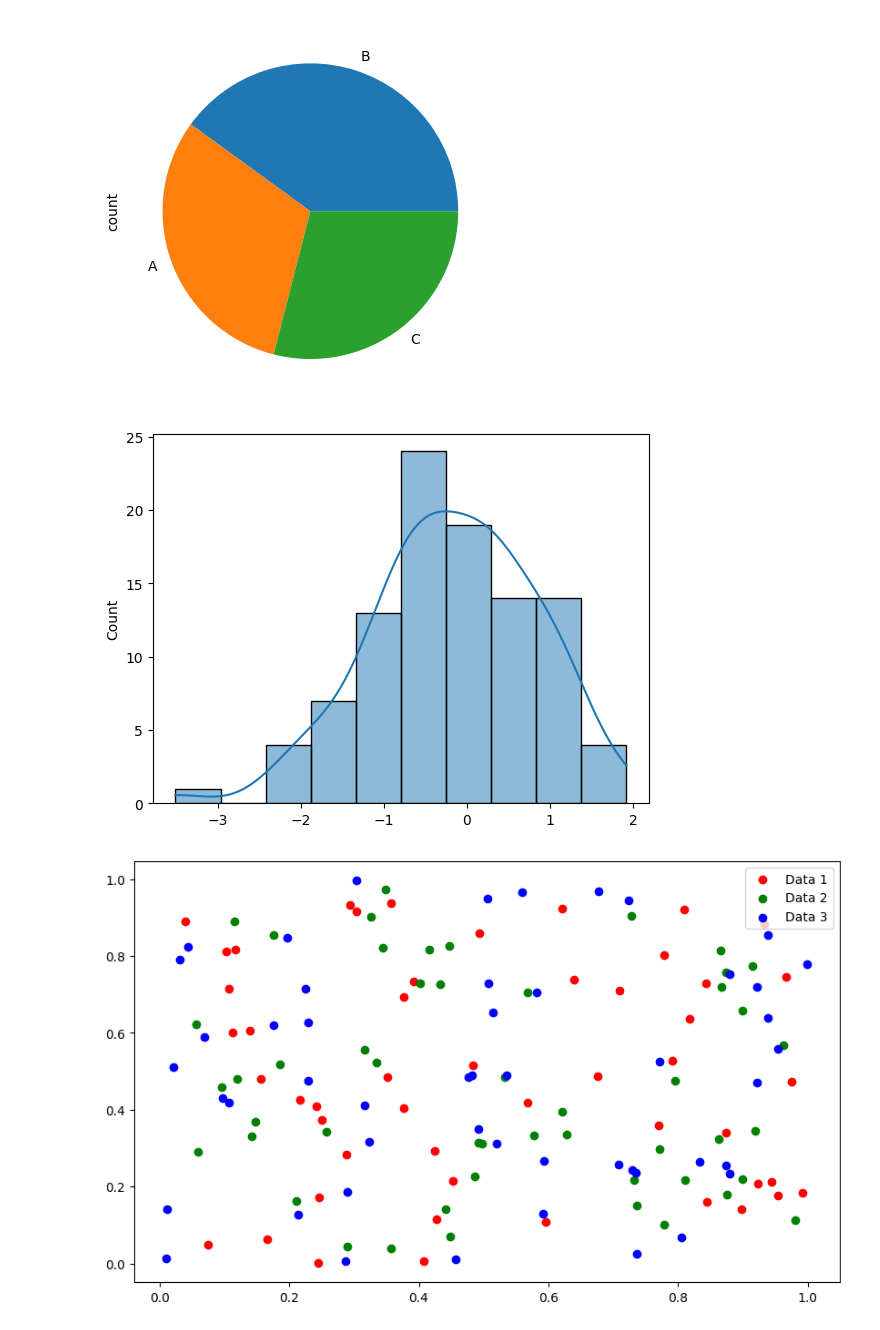
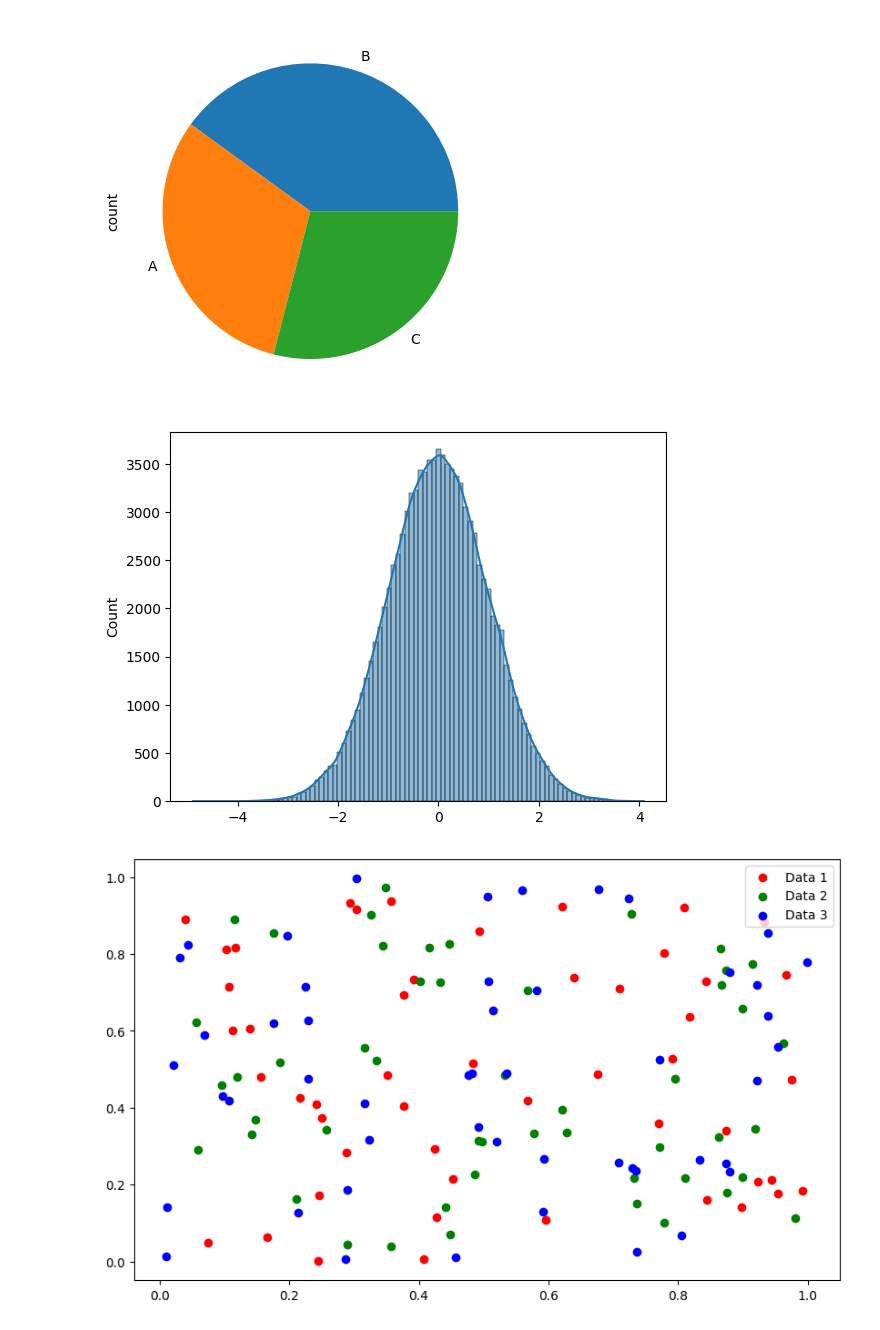
Before and after one commit to skills-cogrammar/C7-Lecture-Backpack, a Jupyter notebook: 3 - Data Science (DS)/Week 05/7 - Sunday (Repeat)/Lecture/visualization.ipynb, the cells around one changed output. Saved outputs shown, nothing was run; the diff lists cells and outputs as text; code cells hidden in the pictures.

```diff
--- a/3 - Data Science (DS)/Week 05/7 - Sunday (Repeat)/Lecture/visualization.ipynb
+++ b/3 - Data Science (DS)/Week 05/7 - Sunday (Repeat)/Lecture/visualization.ipynb
@@ -32,11 +32,11 @@ plt.show()
 [figure]
 # %%
 # Continuous data
-data = np.random.randn(100)
-sns.histplot(data, bins=10, kde=True)
+data = np.random.randn(100000)
+sns.histplot(data, bins=100, kde=True)
 plt.show()
 # %% [output]
-[figure, old version]
+[figure, new version]
 # %%
 # Continuous data with scatter plot with different labeled data
 n = 50
```
Also changed, not shown: parts of 3 cells of this notebook, 2 other files.
